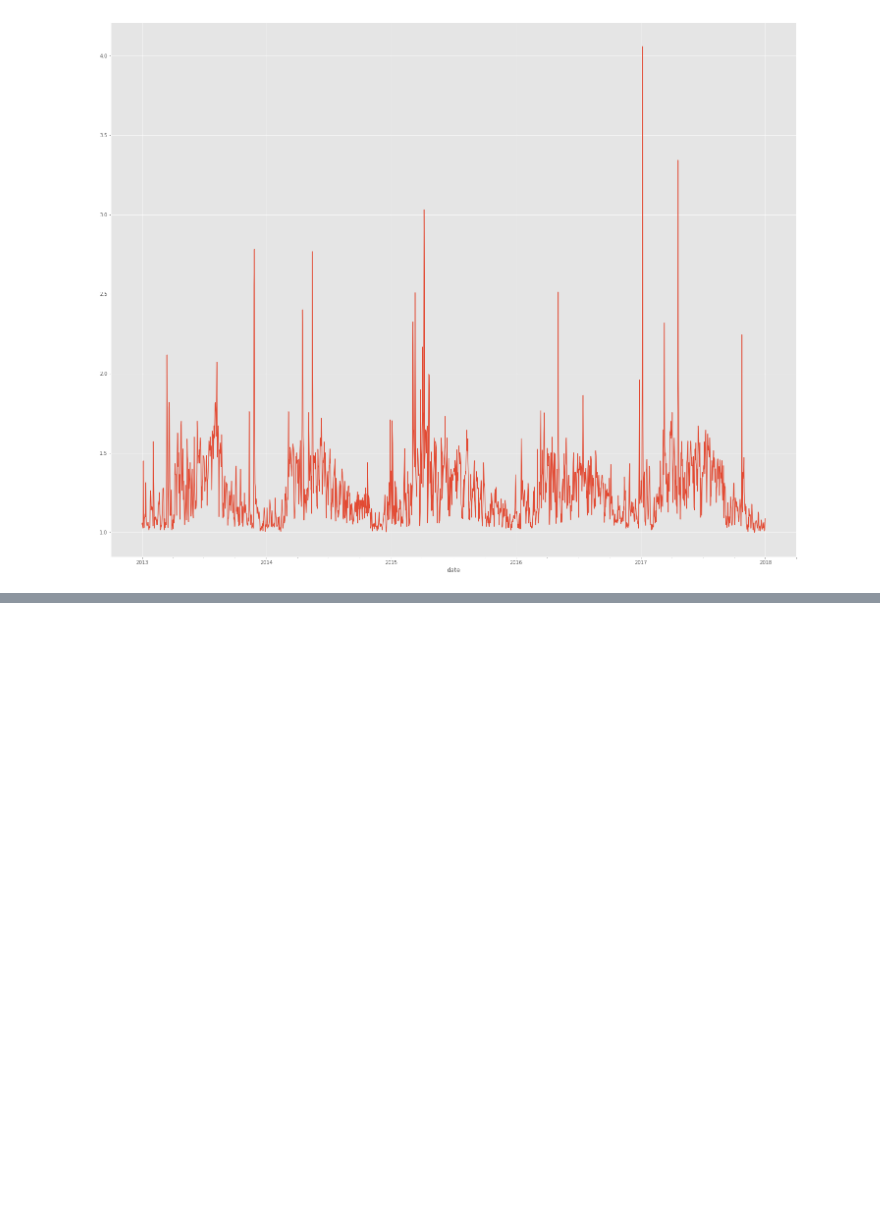
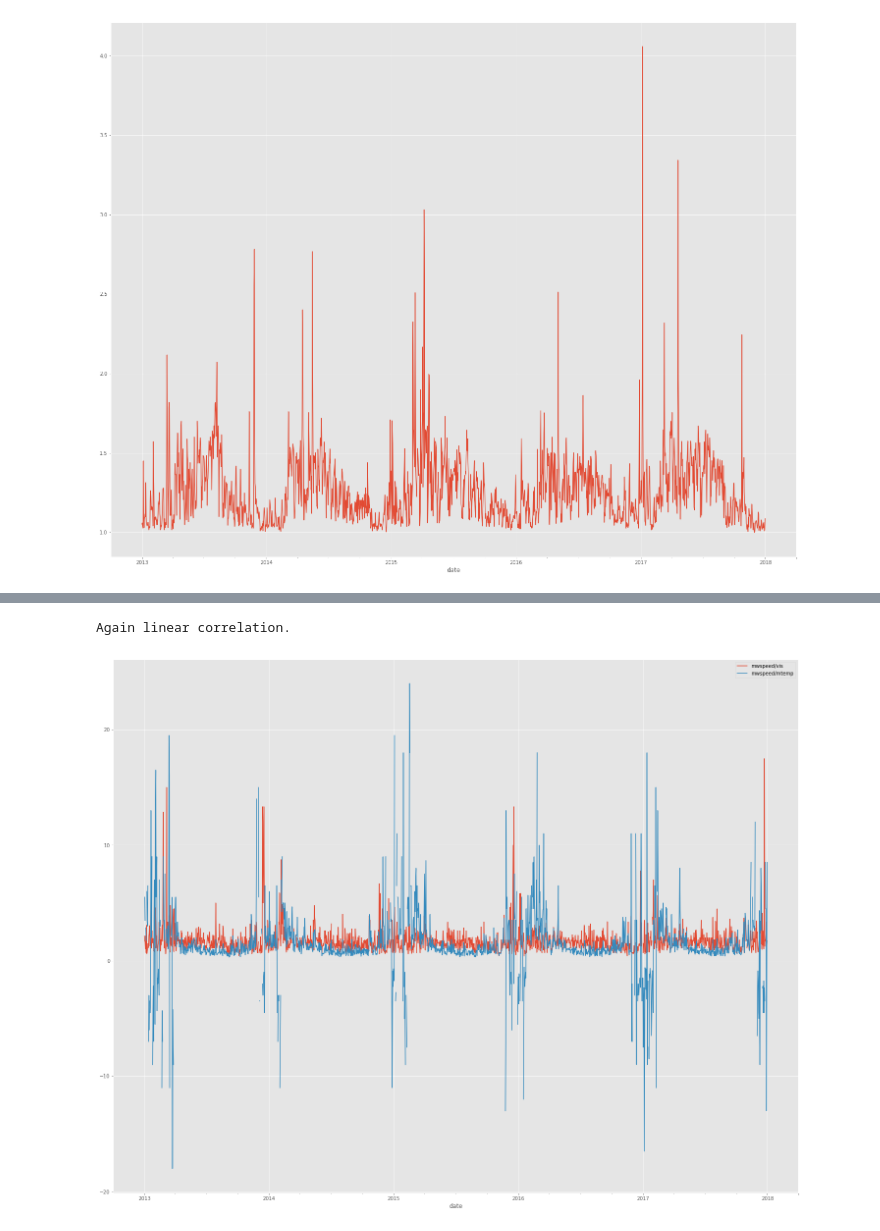
Before and after one commit to bbencina/Programiranje1_projektna_vreme, a Jupyter notebook: weather_analysis.ipynb, the cells around one changed output, grey strips where cells are left out. Cells and saved outputs as stored; diff of their text form; code cells hidden in the pictures; blank space fills up the shorter version.

```diff
--- a/weather_analysis.ipynb
+++ b/weather_analysis.ipynb
@@ -119,0 +148,11 @@ with minor discrepancies, it is.'''
+# %%
+'''What about maximum wind speed and visibility or temperature?'''
+
+data['mwspeed/vis'] = pd.Series(data['max_wind_speed'] / data['visibility']).values
+data['mwspeed/mtemp'] = pd.Series(data['max_wind_speed'] / data['mean_temp']).values
+data[['mwspeed/vis','mwspeed/mtemp']].plot(figsize=(25, 20))
+
+print("Again linear correlation.")
+# %% [output]
+Again linear correlation.
+[figure, added]
```
Also changed, not shown: parts of 2 cells of this notebook.
